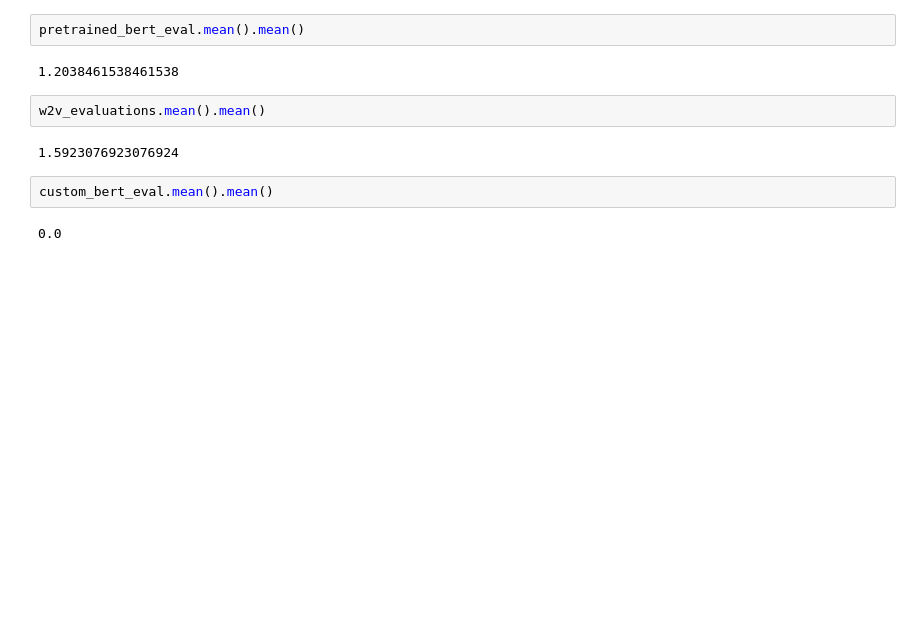
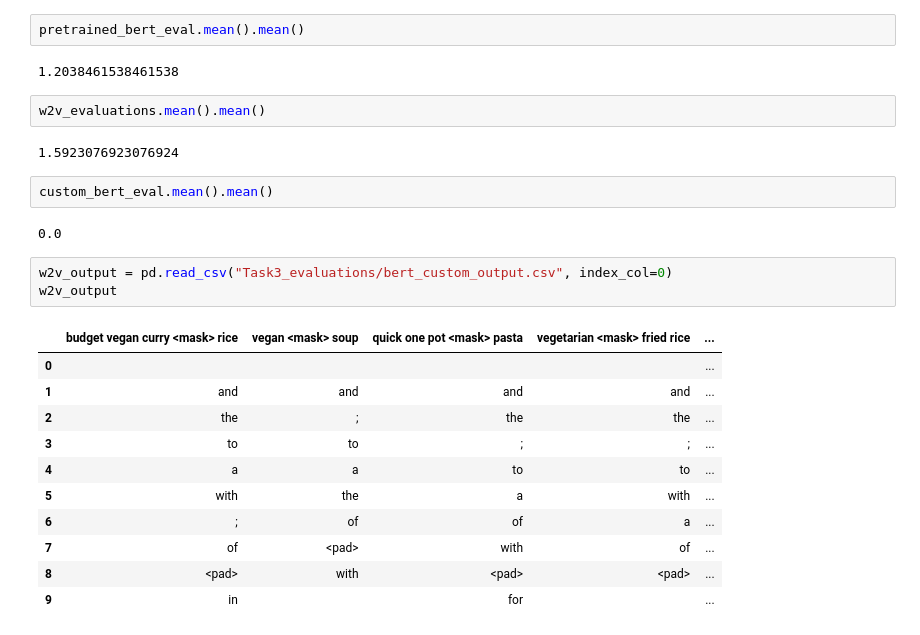
Before and after one commit to lunsanna/SNLP-project, a Jupyter notebook: Notebooks/Task 3 Ingredient recommendation.ipynb, the cells around one changed output. Drawn from its saved outputs; the diff is of its cells as text; blank space fills up the shorter version.

```diff
--- a/Notebooks/Task 3 Ingredient recommendation.ipynb
+++ b/Notebooks/Task 3 Ingredient recommendation.ipynb
@@ -566,3 +566,18 @@ w2v_evaluations.mean().mean()
 custom_bert_eval.mean().mean()
 # %% [output]
 0.0
+# %%
+w2v_output = pd.read_csv("Task3_evaluations/bert_custom_output.csv", index_col=0)
+w2v_output
+# %% [output]
+|  | budget vegan curry <mask> rice | vegan <mask> soup | quick one pot <mask> pasta | vegetarian <mask> fried rice | ... |
+| 0 |  |  |  |  | ... |
+| 1 | and | and | and | and | ... |
+| 2 | the | ; | the | the | ... |
+| 3 | to | to | ; | ; | ... |
+| 4 | a | a | to | to | ... |
+| 5 | with | the | a | with | ... |
+| 6 | ; | of | of | a | ... |
+| 7 | of | <pad> | with | of | ... |
+| 8 | <pad> | with | <pad> | <pad> | ... |
+| 9 | in |  | for |  | ... |
```
Also changed, not shown: 22 other files.
